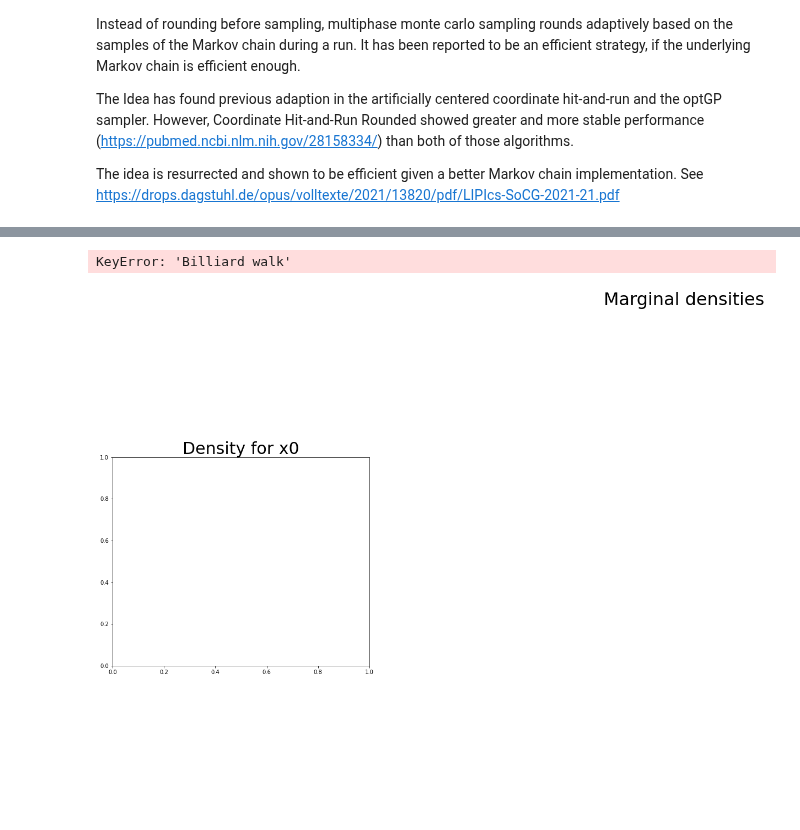
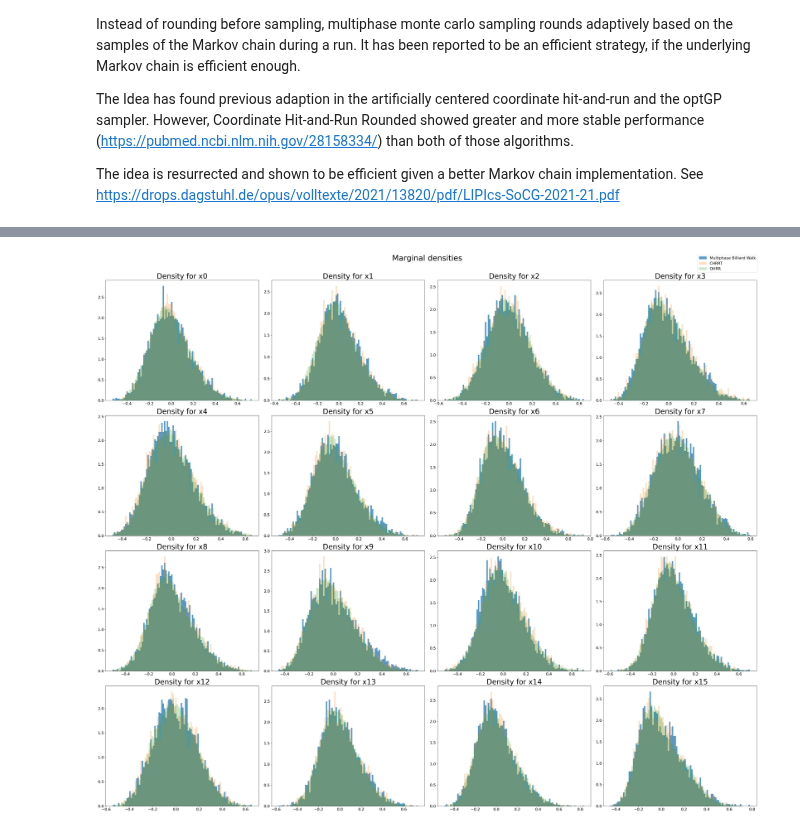
Before and after one commit to modsim/hopsy, a Jupyter notebook: examples/BenchmarkingMultiphaseMonteCarloSampling.ipynb, the cells around one changed output, grey strips where cells are left out. Saved outputs shown, nothing was run; the diff lists cells and outputs as text; code cells hidden in the pictures; blank space fills up the shorter version.

```diff
--- a/examples/BenchmarkingMultiphaseMonteCarloSampling.ipynb
+++ b/examples/BenchmarkingMultiphaseMonteCarloSampling.ipynb
@@ -161,7 +191,7 @@ target_ess = 1000
 proposalTypes = {
     "Billiard walk": hopsy.BilliardWalkProposal,
     "CHRRT": hopsy.UniformCoordinateHitAndRunProposal,
-#     "OHRR": OverrelaxedHitAndRunProposal,
+    "OHRR": OverrelaxedHitAndRunProposal,
 }
 
 seeds = [1, 2, 3, 4]
@@ -170,11 +200,16 @@ def generate_problem(name):
     if name == "BP5":
         bp = hopsy.BirkhoffPolytope(5)
         problem = hopsy.Problem(bp.A, bp.b)
-        return problem
+        return problem, None
     elif name == "e_coli":
         polytope = PolyRound.static_classes.parse_sbml_stoichiometry.StoichiometryParser.parse_sbml_cobrapy('../extern/hops/resources/e_coli_core/e_coli_core.xml')
-        problem = hopsy.add_equality_constraints(hopsy.Problem(polytope.A, polytope.b), polytope.S, polytope.h)
-        return problem
+        polytope = PolyRound.api.PolyRoundApi.simplify_polytope(polytope)
+        polytope = PolyRound.api.PolyRoundApi.transform_polytope(polytope)
+        # problem = hopsy.add_equality_constraints(hopsy.Problem(polytope.A, polytope.b), polytope.S, polytope.h)
+        problem = hopsy.Problem(polytope.A, polytope.b)
+        # also construct a problem used for the full backtransform
+        to_full_space_problem = hopsy.Problem(polytope.A, polytope.b, transformation=polytope.transformation, shift=polytope.shift)
+        return problem, polytope
 # %%
 samples = {}
 iterations = {}
@@ -273,26 +309,26 @@ plt.show()
 # %%
 plt.figure(figsize=(4*1.5*6.4,4*8))
 plt.subplot(4, 4, 1)
+bp, _ = generate_problem('BP5')
 plt.suptitle(f'Marginal densities', y=1.01, fontsize=title_fs)
 for dim in range(bp.A.shape[1]):
     plt.subplot(4, 4, dim+1)
     plt.title(f'Density for x{dim}', fontsize=title_fs-2)
     _, bins, _ = plt.hist(np.concatenate(samples['Billiard walk'], axis=0)[:, dim], bins=100, density=True, label='Multiphase Billiard Walk' if dim == 0 else None, alpha=0.75, color='C0')
     # _ = plt.hist(np.concatenate(samples['CHRR'], axis=0)[:, dim], bins=bins, alpha=0.5, density=True, label='CHRR' if dim == 0 else None, color='C1')
     _ = plt.hist(np.concatenate(samples['CHRRT'], axis=0)[:, dim], bins=bins, alpha=0.25, density=True, label='CHRRT' if dim == 0 else None, color='C1')
     _ = plt.hist(np.concatenate(samples['OHRR'], axis=0)[:, dim], bins=bins, alpha=0.25, density=True, label='OHRR' if dim == 0 else None, color='C2')
     # plt.ylabel(r'$s$', fontsize=label_fs)
     # plt.xlabel(r'Benchmark Problem', fontsize=label_fs)
     plt.xticks(fontsize=tick_fs)
     plt.yticks(fontsize=tick_fs)
 
 # plt.grid()
 
 plt.tight_layout()
 
 plt.figlegend(fontsize=legend_fs)
 plt.tight_layout()
 plt.show()
 # %% [output]
-KeyError: 'Billiard walk'
-[figure, old version]
+[figure, new version]
```
Also changed, not shown: parts of 6 cells of this notebook, 2 other files.
